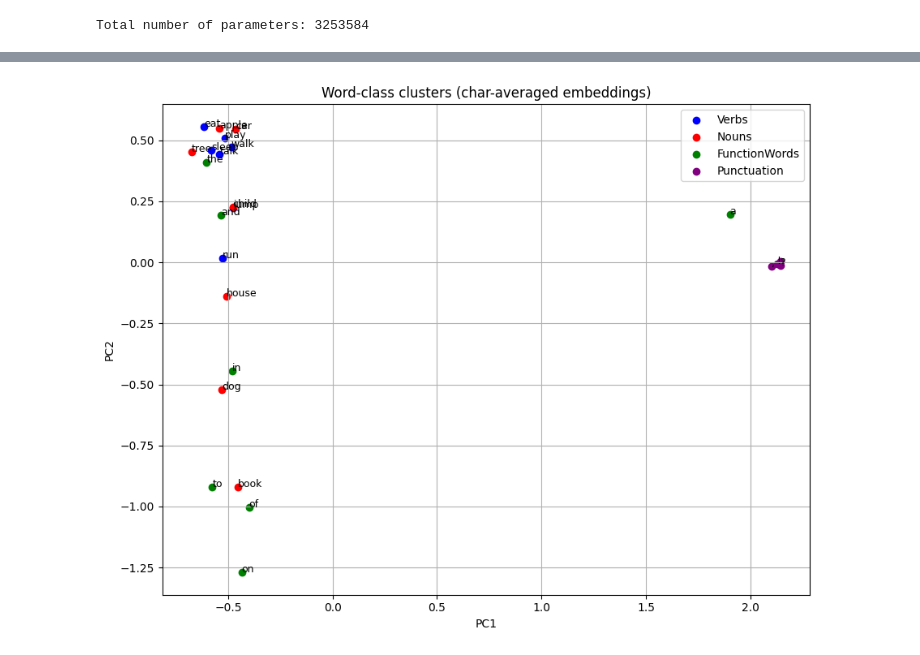
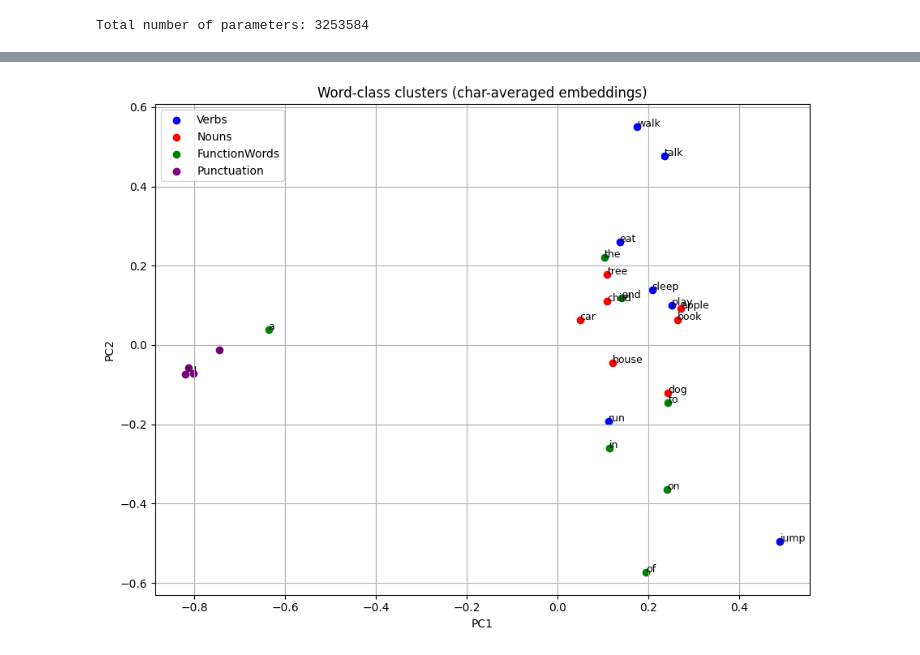
Before and after one commit to falseywinchnet/PyITD, a Jupyter notebook: MachineIntelligence.ipynb, the cells around one changed output, grey strips where cells are left out. Cells and saved outputs as stored; diff of their text form; code cells hidden in the pictures.

```diff
--- a/MachineIntelligence.ipynb
+++ b/MachineIntelligence.ipynb
@@ -1123,7 +1187,8 @@ def get_char_embedding(word):
     if not ids:
         return None
     with torch.no_grad():
-        emb = torch.cat([model.transformer.wte[i](torch.tensor(ids, dtype=torch.long, device=device).unsqueeze(0))  for i in range(model.n_head)], dim=-1)
+        emb = model.transformer.wte(torch.tensor(ids, dtype=torch.long, device=device)).unsqueeze(0)
+        #emb = torch.cat(model.transformer.wte(torch.tensor(ids, dtype=torch.long, device=device)).unsqueeze(0), dim=-1)
         return emb.mean(dim=1).squeeze(0).cpu().numpy()
 
 # === Plot one parallelogram ===
@@ -1210,7 +1275,7 @@ def get_char_embedding(word):
         return None
     with torch.no_grad():
         t = torch.tensor(ids, device=device).unsqueeze(0)      # [1, T]
-        emb = torch.cat([model.transformer.wte[i](t)  for i in range(model.n_head)], dim=-1).mean(dim=1).squeeze(0)                    # (d,)
+        emb = model.transformer.wte(t).mean(dim=1).squeeze(0)                    # (d,)
         return emb.cpu().numpy()
 
 # ---------- categories ----------
@@ -1225,37 +1290,34 @@ categories = {
 vecs, labels, words = [], [], []
 for cat, wl in categories.items():
     for w in wl:
         v = get_char_embedding(w)
         if v is not None:
             vecs.append(v)
             labels.append(cat)
             words.append(w)
 
 vecs = np.stack(vecs)             # ← now guaranteed rectangular
 
 # ---------- PCA ----------
 proj = PCA(n_components=2).fit_transform(vecs)
 
 # ---------- plot ----------
 colors = dict(Verbs="blue", Nouns="red",
               FunctionWords="green", Punctuation="purple")
 
 plt.figure(figsize=(9,7))
 for cat in categories:
     idx = [i for i,l in enumerate(labels) if l==cat]
     plt.scatter(proj[idx,0], proj[idx,1], label=cat, color=colors[cat])
     for i in idx:
         plt.text(proj[i,0], proj[i,1], words[i], fontsize=9)
 
 plt.title("Word-class clusters (char-averaged embeddings)")
 plt.xlabel("PC1"); plt.ylabel("PC2")
 plt.legend(); plt.grid(True); plt.tight_layout()
 plt.show()
-def coop2_fn(R: torch.Tensor, C: torch.Tensor,n) -> torch.Tensor:
-    x = R**2 + 2*R + C * (1 + R.abs())- R * (1 + C.abs())
-    return torch.clamp(x, min=-n-1, max=n+1)
 # %% [output]
-[figure, old version]
+[figure, new version]
 # %%
 file_path = 'simple_model.pth'
 
```
Also changed, not shown: parts of 9 cells of this notebook.
